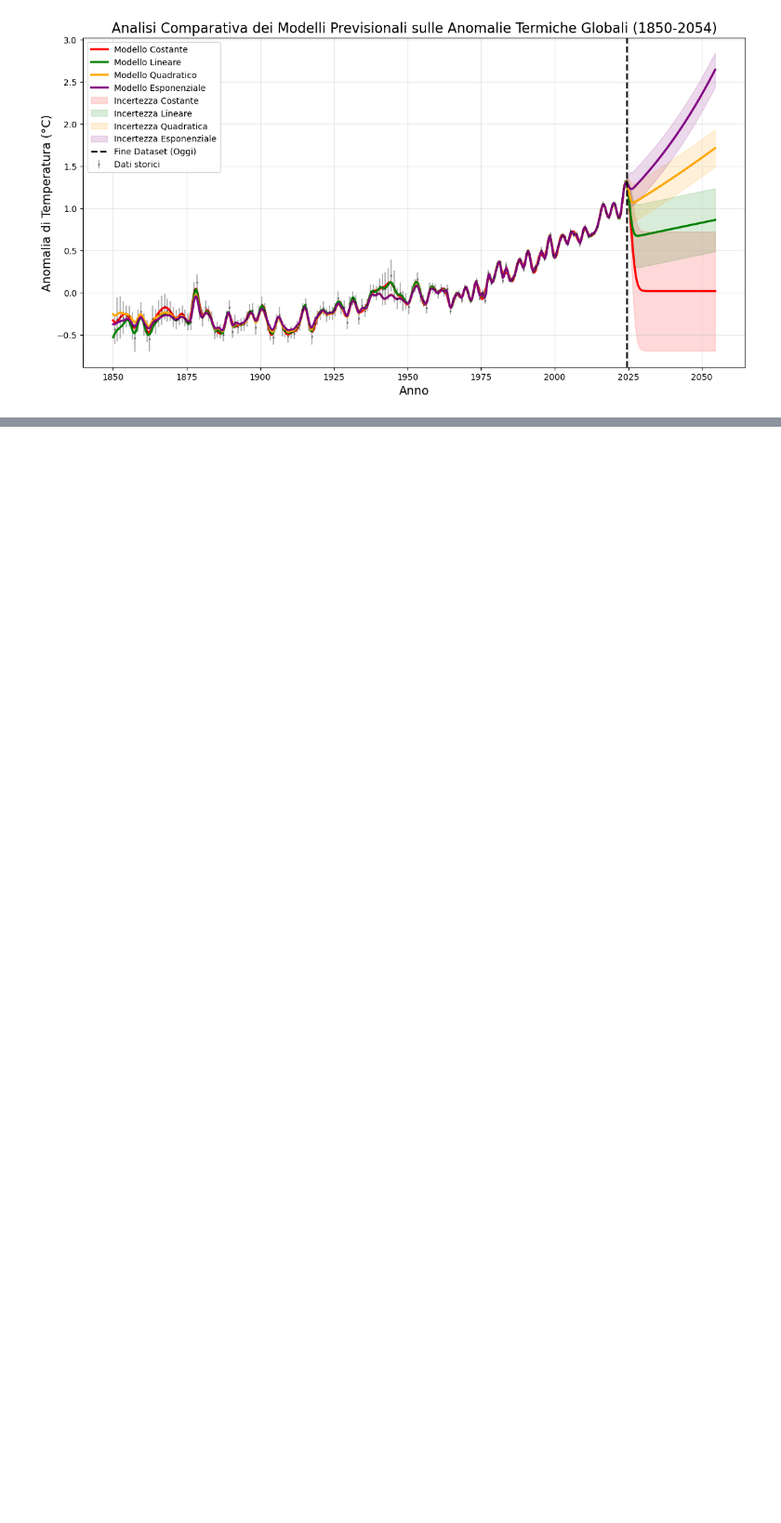
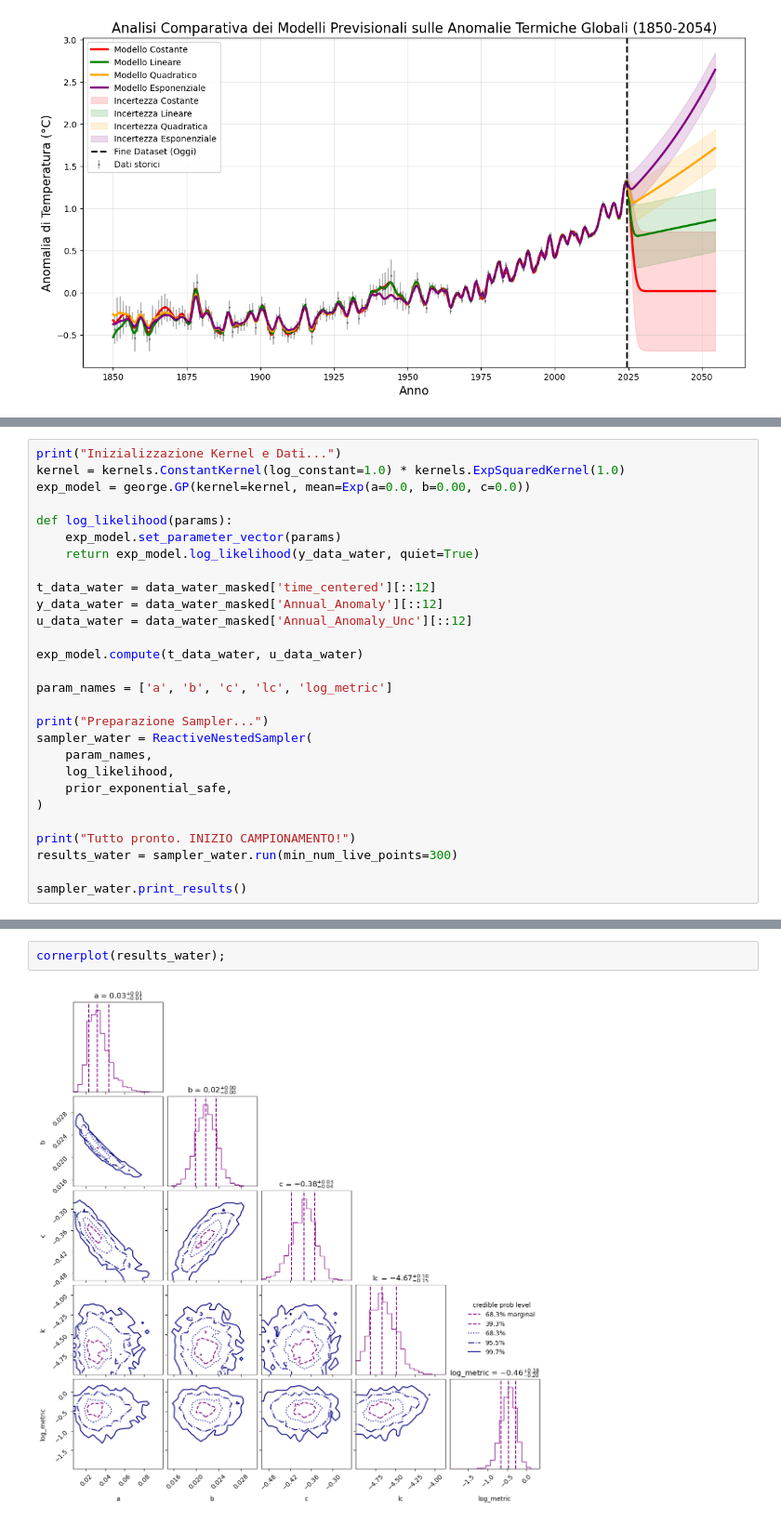
Before and after one commit to EnricoVianelli/GlobalWarming, a Jupyter notebook: global_warming_gp.ipynb, the cells around one changed output, grey strips where cells are left out. Shown at 93% size. Cells and saved outputs as stored; diff of their text form; blank space fills up the shorter version.

```diff
--- a/global_warming_gp.ipynb
+++ b/global_warming_gp.ipynb
@@ -775,0 +779,28 @@ plt.show()
+# %%
+print("Inizializzazione Kernel e Dati...")
+kernel = kernels.ConstantKernel(log_constant=1.0) * kernels.ExpSquaredKernel(1.0)
+exp_model = george.GP(kernel=kernel, mean=Exp(a=0.0, b=0.00, c=0.0))
+
+def log_likelihood(params):
+    exp_model.set_parameter_vector(params)
+    return exp_model.log_likelihood(y_data_water, quiet=True)
+
+t_data_water = data_water_masked['time_centered'][::12]
+y_data_water = data_water_masked['Annual_Anomaly'][::12]
+u_data_water = data_water_masked['Annual_Anomaly_Unc'][::12]
+
+exp_model.compute(t_data_water, u_data_water)
+
+param_names = ['a', 'b', 'c', 'lc', 'log_metric']
+
+print("Preparazione Sampler...")
+sampler_water = ReactiveNestedSampler(
+    param_names,
+    log_likelihood,
+    prior_exponential_safe,
+)
+
+print("Tutto pronto. INIZIO CAMPIONAMENTO!")
+results_water = sampler_water.run(min_num_live_points=300)
+
+sampler_water.print_results()
@@ -775,0 +833,4 @@ plt.show()
+# %%
+cornerplot(results_water);
+# %% [output]
+[figure, added]
```
Also changed, not shown: parts of 7 cells of this notebook.
